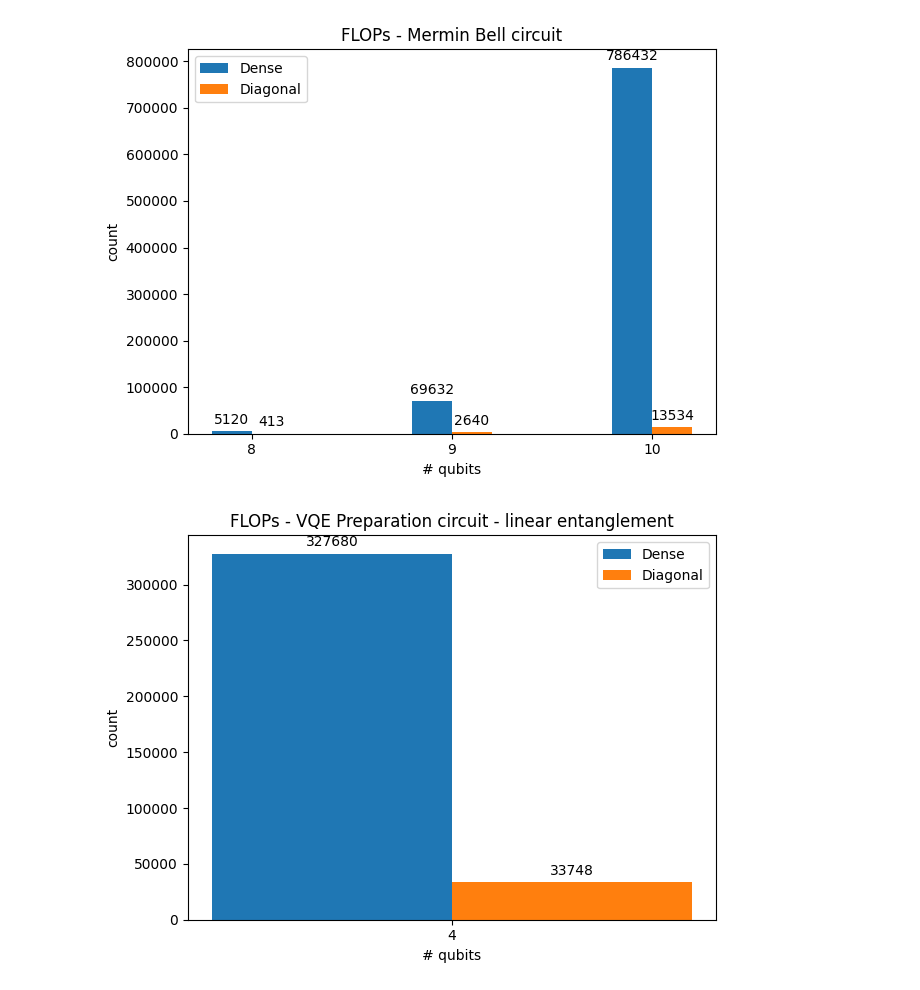
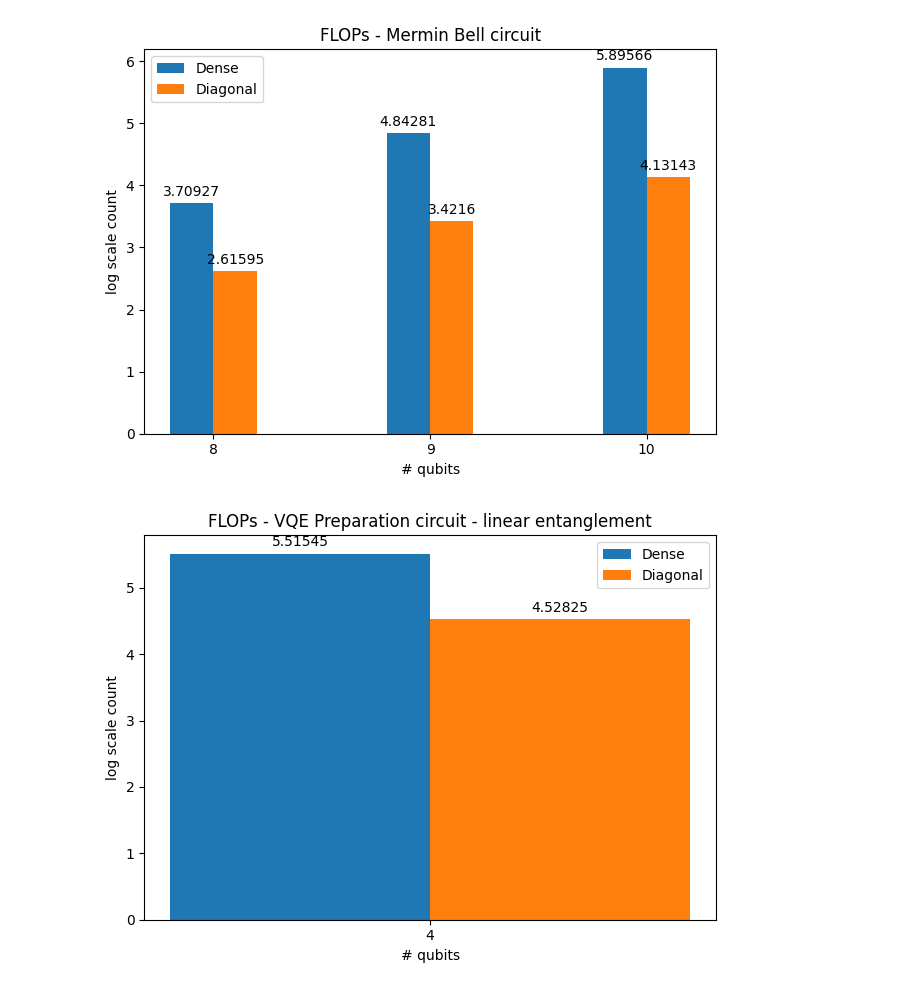
Before and after one commit to srikarchundury/diaq, a Jupyter notebook: benchmarks/analyze.ipynb, the cells around one changed output. Cells and saved outputs as stored; diff of their text form; code cells hidden in the pictures.

```diff
--- a/benchmarks/analyze.ipynb
+++ b/benchmarks/analyze.ipynb
@@ -89,7 +89,7 @@ plt.show()
 y5, z5 = get_add_mul_lists("mermin_bell", "dense")
 y6, z6 = get_add_mul_lists("mermin_bell", "sparse")
 # %%
-# VQE
+import math
 
 labels = ["8", "9", "10"]
 
@@ -97,11 +97,11 @@ x = np.arange(len(labels))  # the label locations
 width = 0.2  # the width of the bars
 
 fig, ax = plt.subplots()
-rects1 = ax.bar(x - width/2, y5[:3], width, label='Dense')
-rects2 = ax.bar(x + width/2, y6[:3], width, label='Diagonal')
+rects1 = ax.bar(x - width/2, [math.log(x,10) for x in y5[:3]], width, label='Dense')
+rects2 = ax.bar(x + width/2, [math.log(x,10) for x in y6[:3]], width, label='Diagonal')
 
 # Add some text for labels, title and custom x-axis tick labels, etc.
-ax.set_ylabel('count')
+ax.set_ylabel('log scale count')
 ax.set_xlabel('# qubits')
 ax.set_title('FLOPs - Mermin Bell circuit')
 ax.set_xticks(x, labels)
@@ -113,32 +113,32 @@ ax.bar_label(rects2, padding=3)
 fig.tight_layout()
 plt.show()
 # %% [output]
-[figure, old version]
+[figure, new version]
 # %%
 yv1, zv1 = read_adds_muls("vqeprep4dense")
 yv2, zv2 = read_adds_muls("vqeprep4sparse")
 
 labels = ["4"]
 
 x = np.arange(len(labels))  # the label locations
 width = 0.2  # the width of the bars
 
 fig, ax = plt.subplots()
 width = 0.2
-rects1 = ax.bar(x - width/2, yv1 + zv1, width, label='Dense')
-rects2 = ax.bar(x + width/2, yv2 + zv2, width, label='Diagonal')
+rects1 = ax.bar(x - width/2, math.log(yv1 + zv1, 10), width, label='Dense')
+rects2 = ax.bar(x + width/2, math.log(yv2 + zv2, 10), width, label='Diagonal')
 
 # Add some text for labels, title and custom x-axis tick labels, etc.
-ax.set_ylabel('count')
+ax.set_ylabel('log scale count')
 ax.set_xlabel('# qubits')
 ax.set_title('FLOPs - VQE Preparation circuit - linear entanglement')
 ax.set_xticks(x, labels)
 ax.legend()
 
 ax.bar_label(rects1, padding=3)
 ax.bar_label(rects2, padding=3)
 
 fig.tight_layout()
 plt.show()
 # %% [output]
-[figure, old version]
+[figure, new version]
```
Also changed, not shown: parts of 2 cells of this notebook, 7 other files.
